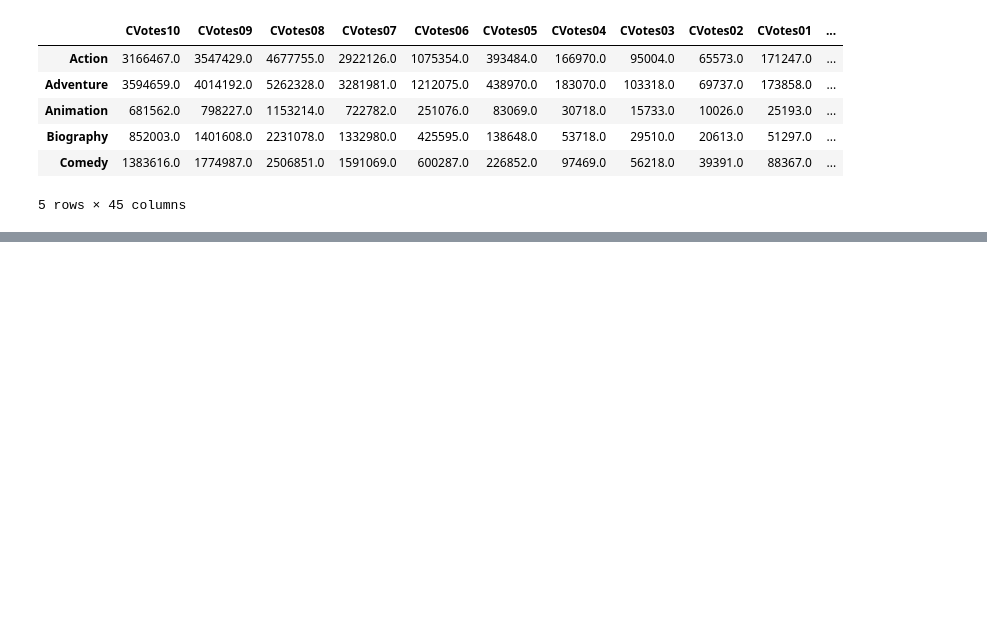
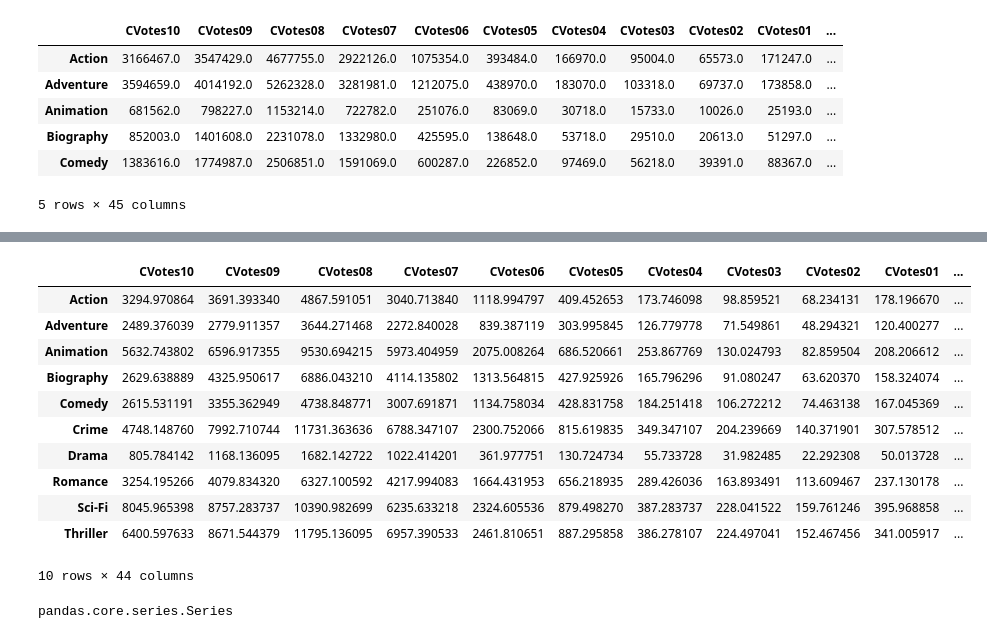
Before and after one commit to TenoNadar/Movie-Ratings, a Jupyter notebook: Movie Ratings.ipynb, the cells around one changed output, grey strips where cells are left out. Cells and saved outputs as stored; diff of their text form; code cells hidden in the pictures; blank space fills up the shorter version.

```diff
--- a/Movie Ratings.ipynb
+++ b/Movie Ratings.ipynb
@@ -328,0 +324,21 @@ genre_top_10.iloc[:,0:-1]
+# %%
+genre_top_10_=genre_top_10.iloc[:,0:-1].divide(genre_top_10["cnt"],axis=0
+# %%
+genre_top_10_
+# %% [output]
+|  | CVotes10 | CVotes09 | CVotes08 | CVotes07 | CVotes06 | CVotes05 | CVotes04 | CVotes03 | CVotes02 | CVotes01 | ... |
+| Action | 3294.970864 | 3691.393340 | 4867.591051 | 3040.713840 | 1118.994797 | 409.452653 | 173.746098 | 98.859521 | 68.234131 | 178.196670 | ... |
+| Adventure | 2489.376039 | 2779.911357 | 3644.271468 | 2272.840028 | 839.387119 | 303.995845 | 126.779778 | 71.549861 | 48.294321 | 120.400277 | ... |
+| Animation | 5632.743802 | 6596.917355 | 9530.694215 | 5973.404959 | 2075.008264 | 686.520661 | 253.867769 | 130.024793 | 82.859504 | 208.206612 | ... |
+| Biography | 2629.638889 | 4325.950617 | 6886.043210 | 4114.135802 | 1313.564815 | 427.925926 | 165.796296 | 91.080247 | 63.620370 | 158.324074 | ... |
+| Comedy | 2615.531191 | 3355.362949 | 4738.848771 | 3007.691871 | 1134.758034 | 428.831758 | 184.251418 | 106.272212 | 74.463138 | 167.045369 | ... |
+| Crime | 4748.148760 | 7992.710744 | 11731.363636 | 6788.347107 | 2300.752066 | 815.619835 | 349.347107 | 204.239669 | 140.371901 | 307.578512 | ... |
+| Drama | 805.784142 | 1168.136095 | 1682.142722 | 1022.414201 | 361.977751 | 130.724734 | 55.733728 | 31.982485 | 22.292308 | 50.013728 | ... |
+| Romance | 3254.195266 | 4079.834320 | 6327.100592 | 4217.994083 | 1664.431953 | 656.218935 | 289.426036 | 163.893491 | 113.609467 | 237.130178 | ... |
+| Sci-Fi | 8045.965398 | 8757.283737 | 10390.982699 | 6235.633218 | 2324.605536 | 879.498270 | 387.283737 | 228.041522 | 159.761246 | 395.968858 | ... |
+| Thriller | 6400.597633 | 8671.544379 | 11795.136095 | 6957.390533 | 2461.810651 | 887.295858 | 386.278107 | 224.497041 | 152.467456 | 341.005917 | ... |
+10 rows × 44 columns
+# %%
+type(genre_top_10["cnt"])
+# %% [output]
+pandas.core.series.Series
```
Also changed, not shown: parts of 2 cells of this notebook.
